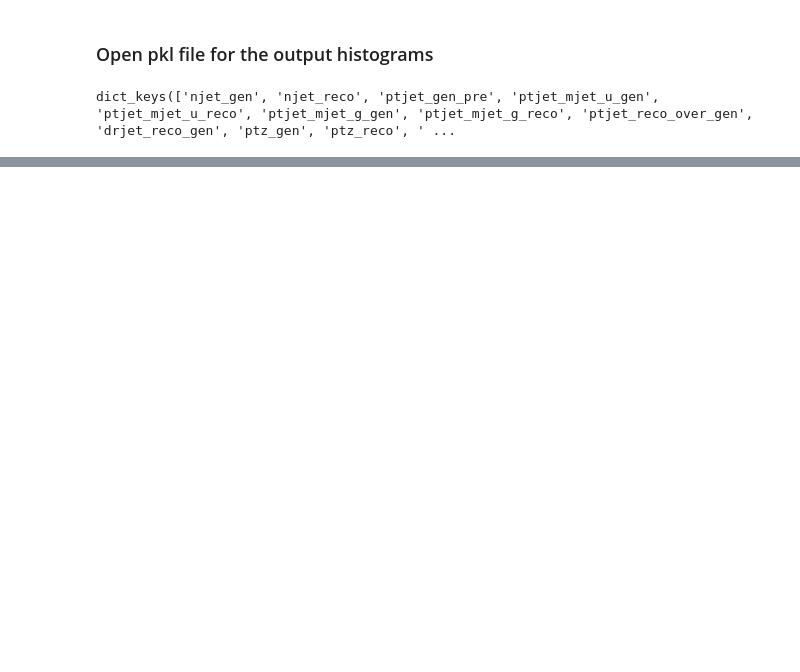
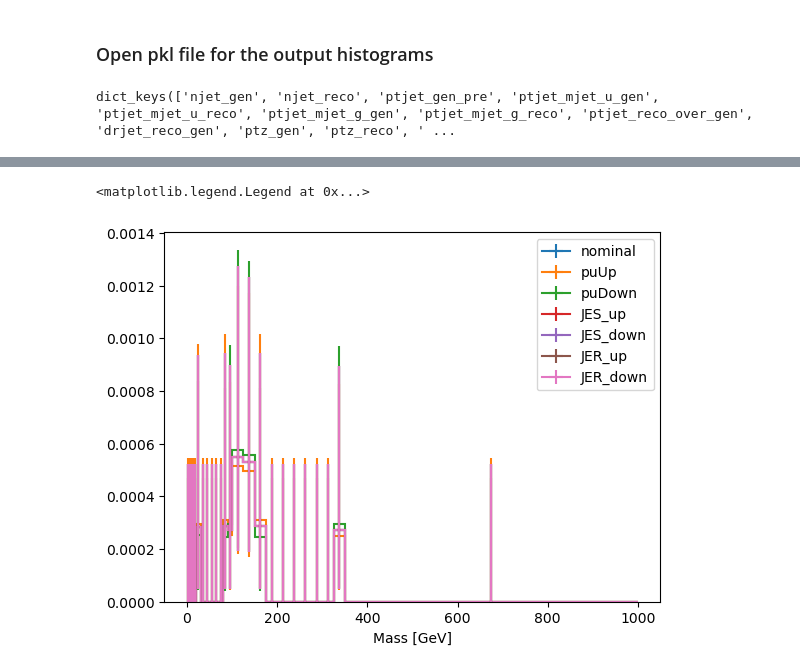
Before and after one commit to mandalaritra1/zjet, a Jupyter notebook: response_maker_nanov9.ipynb, the cells around one changed output, grey strips where cells are left out. Drawn from its saved outputs; the diff is of its cells as text; code cells hidden in the pictures; blank space fills up the shorter version.

```diff
--- a/response_maker_nanov9.ipynb
+++ b/response_maker_nanov9.ipynb
@@ -173,0 +197,7 @@ plt.tick_params(labelsize=40)
+# %%
+import matplotlib.pyplot as plt
+output['response_matrix_u'].project("systematic","mgen").plot()
+plt.legend()
+# %% [output]
+<matplotlib.legend.Legend at 0x...>
+[figure, added]
```
Also changed, not shown: parts of 11 cells of this notebook, 4 other files.
